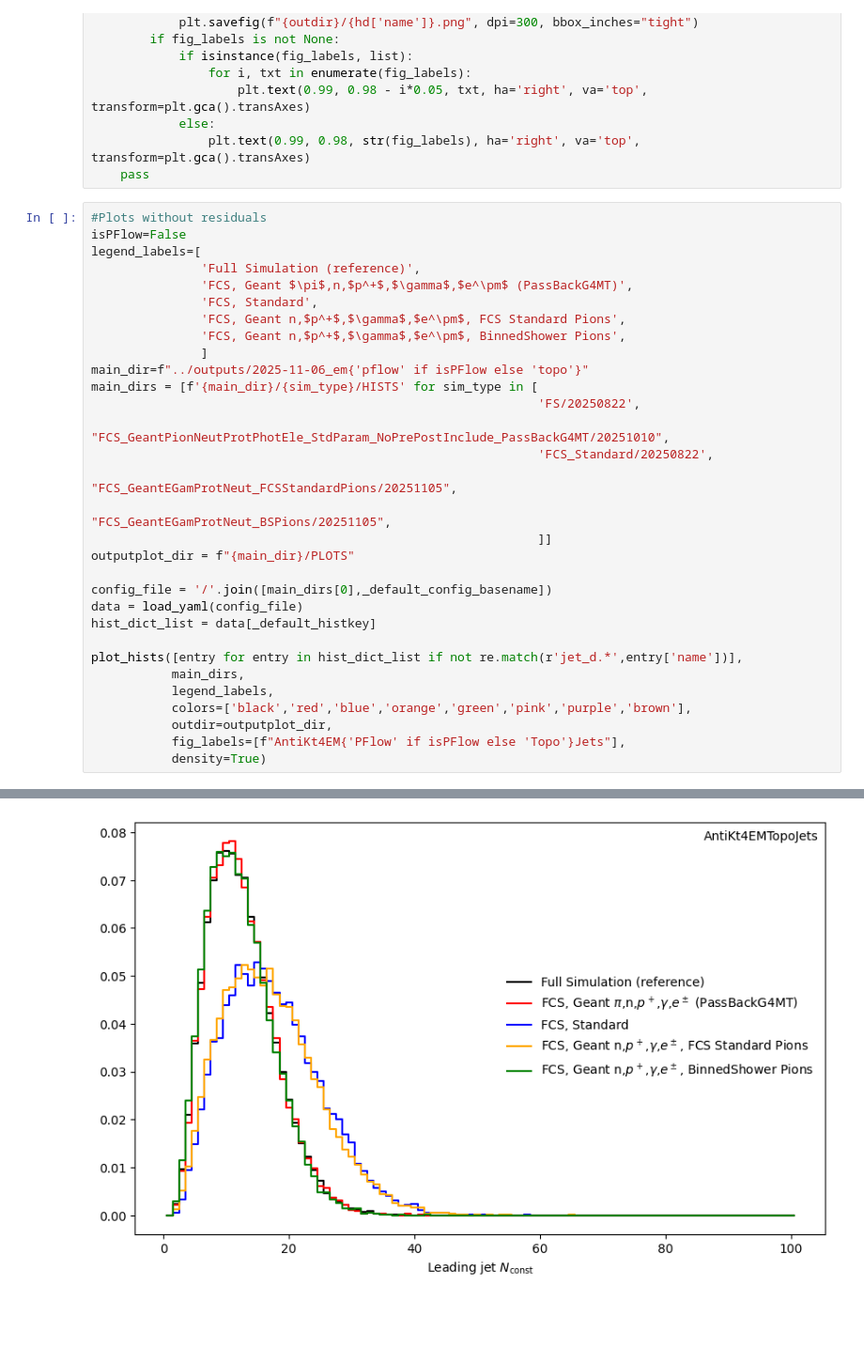
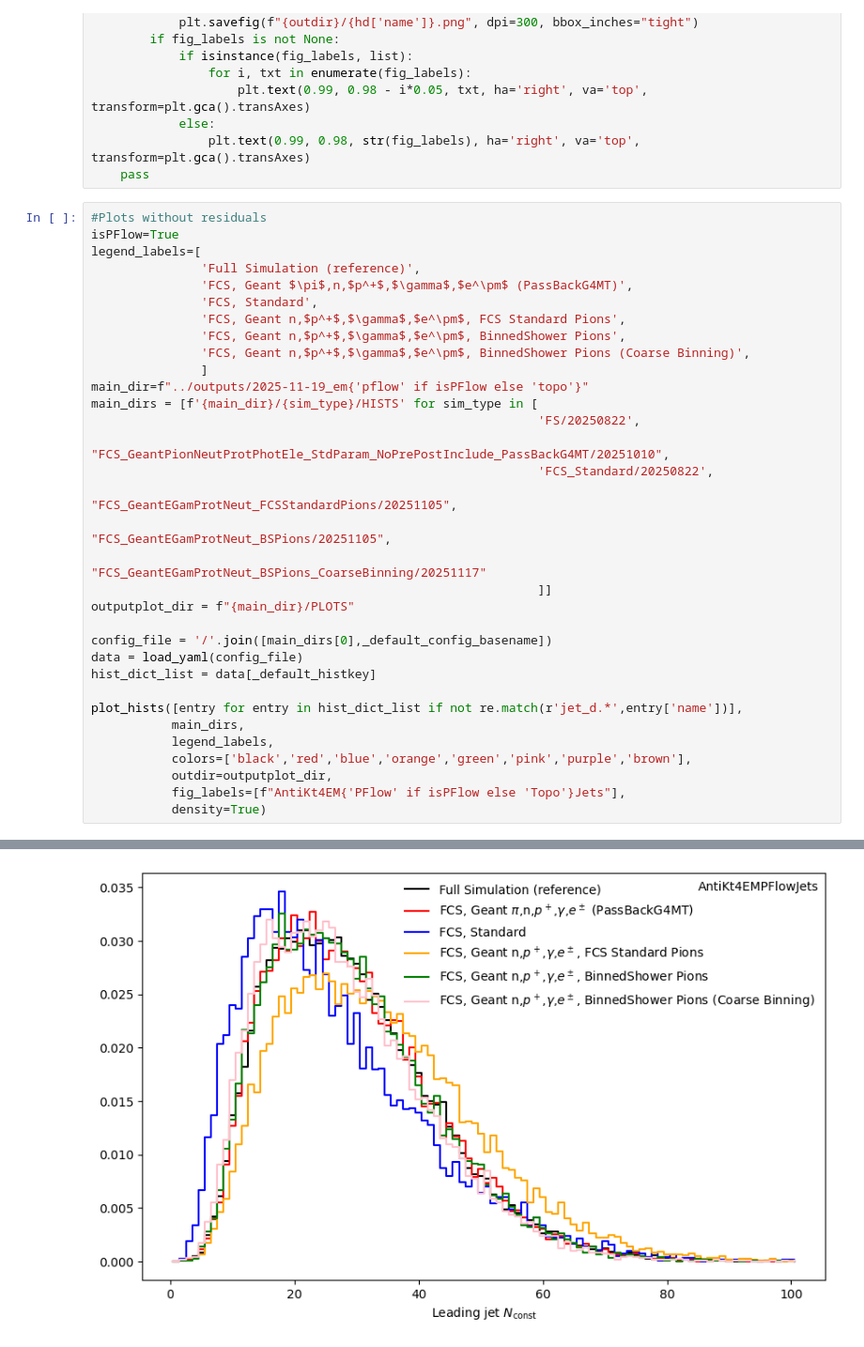
Before and after one commit to MarcoValente/sprkcalo, a Jupyter notebook: notebooks/plots_jet.ipynb, the cells around one changed output, grey strips where cells are left out. Shown at 94% size. Drawn from its saved outputs; the diff is of its cells as text; blank space fills up the shorter version.

```diff
--- a/notebooks/plots_jet.ipynb
+++ b/notebooks/plots_jet.ipynb
@@ -137,21 +137,23 @@ def plot_hists(
     pass
 # %%
 #Plots without residuals
-isPFlow=False
+isPFlow=True
 legend_labels=[
                'Full Simulation (reference)',
                'FCS, Geant $\pi$,n,$p^+$,$\gamma$,$e^\pm$ (PassBackG4MT)',
                'FCS, Standard',
                'FCS, Geant n,$p^+$,$\gamma$,$e^\pm$, FCS Standard Pions',
                'FCS, Geant n,$p^+$,$\gamma$,$e^\pm$, BinnedShower Pions',
+               'FCS, Geant n,$p^+$,$\gamma$,$e^\pm$, BinnedShower Pions (Coarse Binning)',
                ]
-main_dir=f"../outputs/2025-11-06_em{'pflow' if isPFlow else 'topo'}"
+main_dir=f"../outputs/2025-11-19_em{'pflow' if isPFlow else 'topo'}"
 main_dirs = [f'{main_dir}/{sim_type}/HISTS' for sim_type in [
                                                              'FS/20250822',
                                                              "FCS_GeantPionNeutProtPhotEle_StdParam_NoPrePostInclude_PassBackG4MT/20251010",
                                                              'FCS_Standard/20250822',
                                                              "FCS_GeantEGamProtNeut_FCSStandardPions/20251105",
                                                              "FCS_GeantEGamProtNeut_BSPions/20251105",
+                                                             "FCS_GeantEGamProtNeut_BSPions_CoarseBinning/20251117"
                                                              ]]
 outputplot_dir = f"{main_dir}/PLOTS"
 
@@ -192 +194 @@ Making plot from directory '../outputs/2025-11-06_emtopo/FCS_GeantEGamProtNeut_B
-[figure, old version]
+[figure, new version]
```
Also changed, not shown: parts of 2 cells of this notebook, 1 other file.
